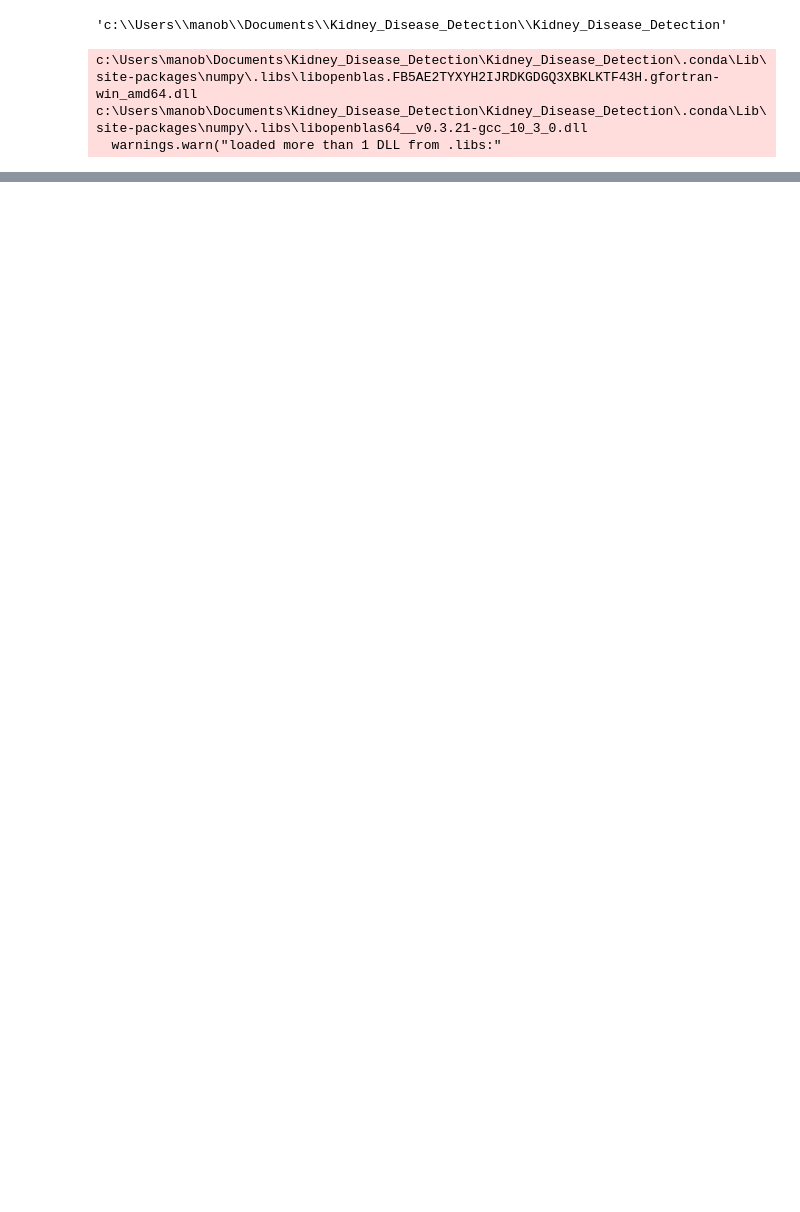
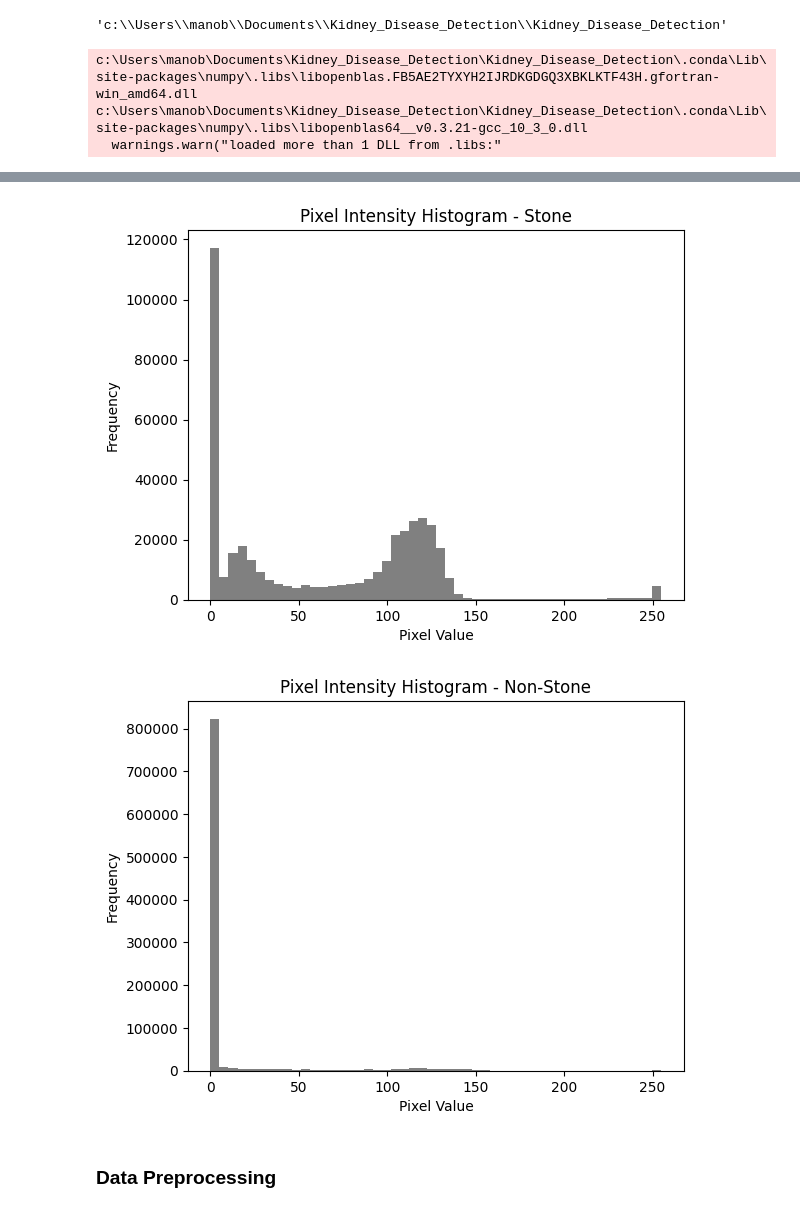
Before and after one commit to manokrishnan123/Kidney_Disease_Detection, a Jupyter notebook: research/exploratory_data_analysis.ipynb, the cells around one changed output, grey strips where cells are left out. Drawn from its saved outputs; the diff is of its cells as text; code cells hidden in the pictures; blank space fills up the shorter version.

```diff
--- a/research/exploratory_data_analysis.ipynb
+++ b/research/exploratory_data_analysis.ipynb
@@ -187,0 +85,14 @@ Corrupted images found: 0
+# %%
+# Plot intensity histogram for one image from each class
+for cls in CLASSES:
+    img = next(img for img, lbl in sample_images if lbl == cls)
+    plt.hist(np.array(img).ravel(), bins=50, color='gray')
+    plt.title(f"Pixel Intensity Histogram - {cls}")
+    plt.xlabel("Pixel Value")
+    plt.ylabel("Frequency")
+    plt.show()
+# %% [output]
+[figure, added]
+[figure, added]
+# %% [markdown]
+### Data Preprocessing
```
Also changed, not shown: parts of 24 cells of this notebook.
